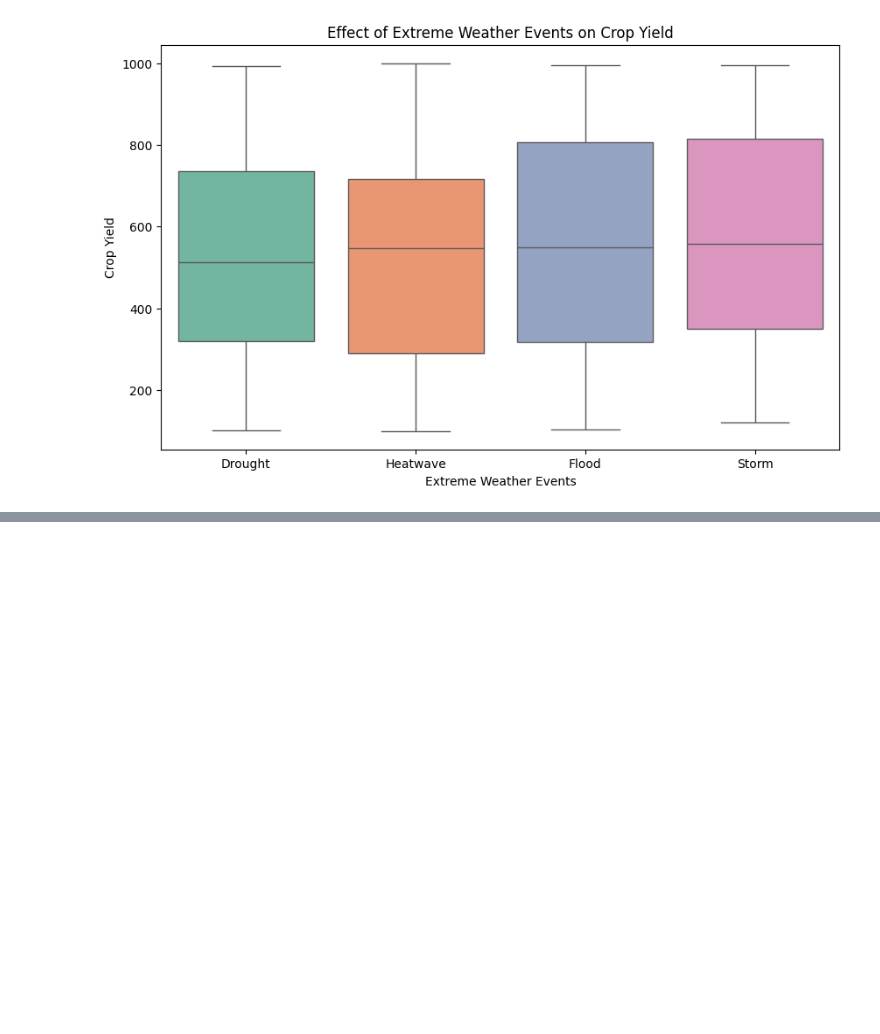
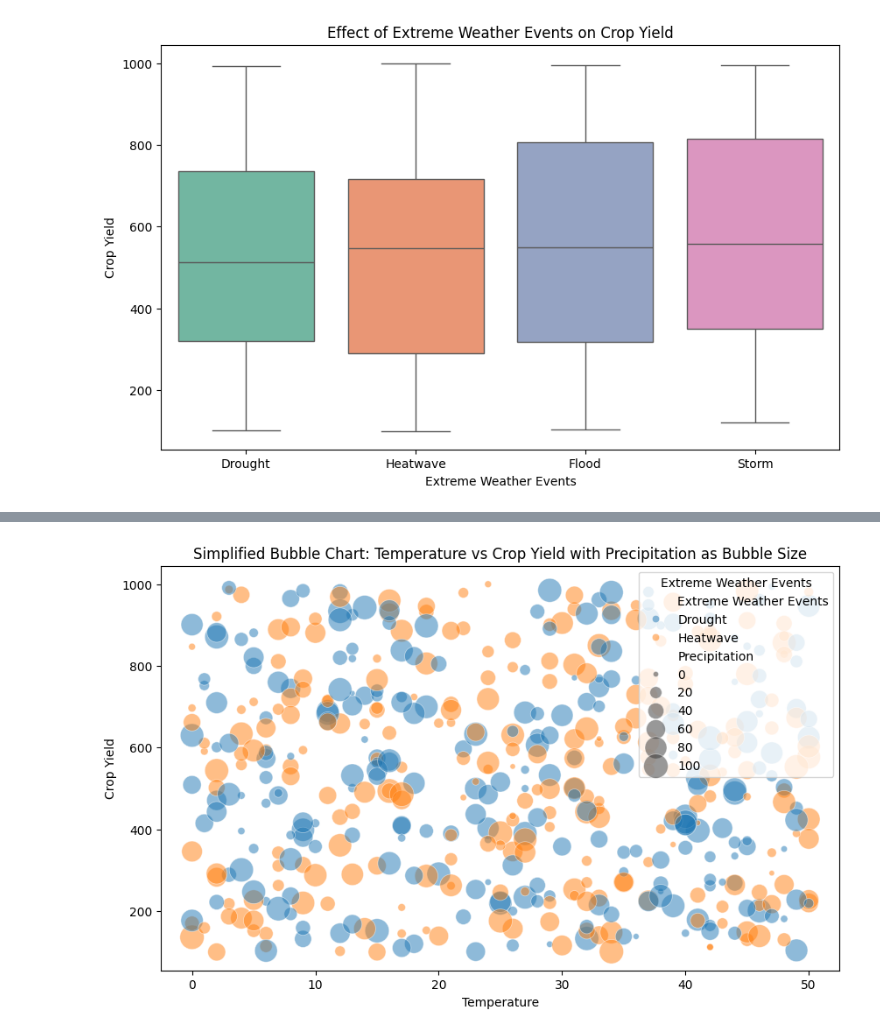
Before and after one commit to Dan9704/COS30049-Computing-Technology-Innovation-Project, a Jupyter notebook: Assignment2/Data_Analysis/data_anaylysis_climate_change_on_crop.ipynb, the cells around one changed output, grey strips where cells are left out. Drawn from its saved outputs; the diff is of its cells as text; code cells hidden in the pictures; blank space fills up the shorter version.

```diff
--- a/Assignment2/Data_Analysis/data_anaylysis_climate_change_on_crop.ipynb
+++ b/Assignment2/Data_Analysis/data_anaylysis_climate_change_on_crop.ipynb
@@ -124,0 +142,22 @@ Passing `palette` without assigning `hue` is deprecated and will be removed in v
+# %%
+import matplotlib.pyplot as plt
+import seaborn as sns
+
+# Filter dataset to reduce clutter (e.g., include only 'Drought' and 'Heatwave' events)
+df_filtered = df[df['Extreme Weather Events'].isin(['Drought', 'Heatwave'])]
+
+# Create a bubble chart with reduced bubble size and increased transparency
+plt.figure(figsize=(10, 6))
+sns.scatterplot(data=df_filtered, x='Temperature', y='Crop Yield', size='Precipitation', hue='Extreme Weather Events',
+                sizes=(20, 400), alpha=0.5)  # Reduce size range and increase transparency
+
+# Customize the chart
+plt.title('Simplified Bubble Chart: Temperature vs Crop Yield with Precipitation as Bubble Size')
+plt.xlabel('Temperature')
+plt.ylabel('Crop Yield')
+
+# Show legend and plot
+plt.legend(title='Extreme Weather Events', loc='upper right')
+plt.show()
+# %% [output]
+[figure, added]
```
Also changed, not shown: parts of 2 cells of this notebook, 3 other files.
